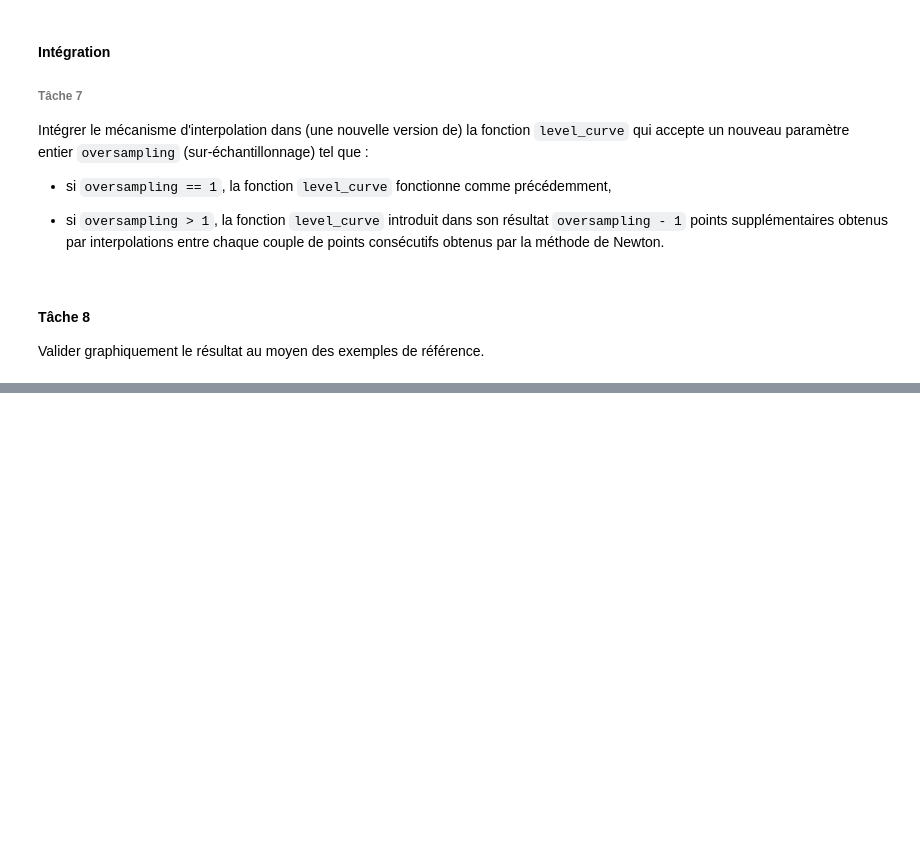
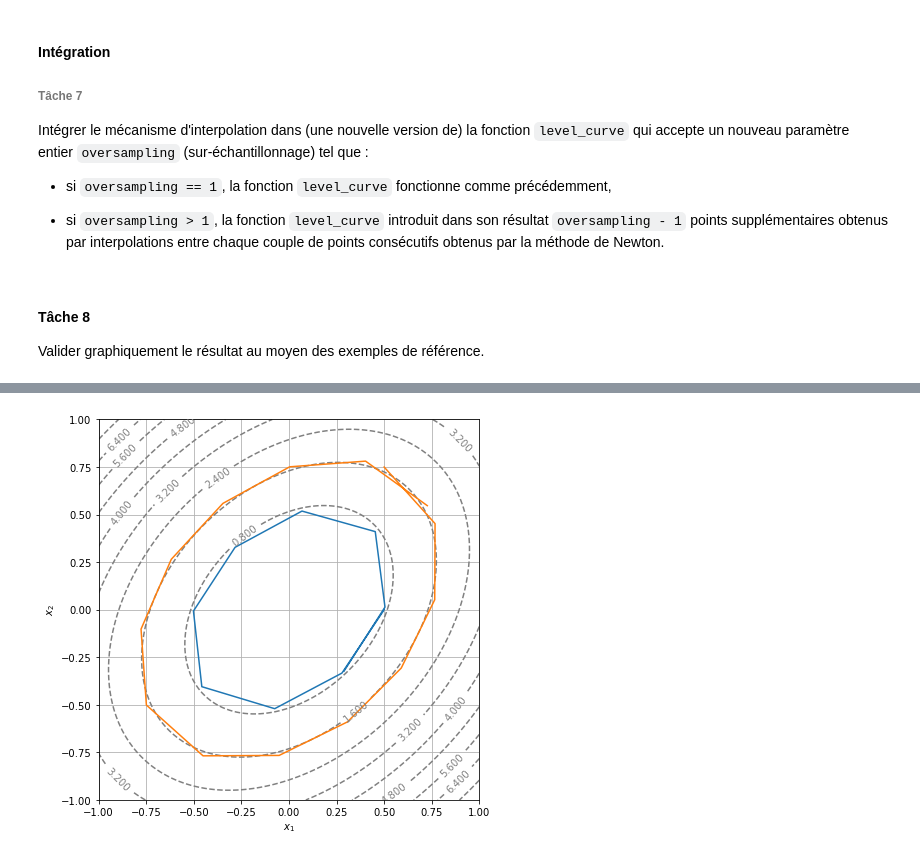
Before and after one commit to LouisJustinTALLOT/projet-UE11, a Jupyter notebook: devoir-ue11-bellon-tallot.ipynb, the cells around one changed output, grey strips where cells are left out. Drawn from its saved outputs; the diff is of its cells as text; code cells hidden in the pictures; blank space fills up the shorter version.

```diff
--- a/devoir-ue11-bellon-tallot.ipynb
+++ b/devoir-ue11-bellon-tallot.ipynb
@@ -968,19 +999,21 @@ plt.plot(x_ligne2, y_ligne2);
 # %%
 # on peut aussi plot sans oversampling pour comparer
 
 res1 = level_curve2(f1, 0.5, 0, delta=0.4)
 x_ligne1 = res1[0,:]
 y_ligne1 = res1[1,:]
 
 res2 = level_curve2(f1, 0.5, 0.75, delta=0.4)
 x_ligne2 = res2[0,:]
 y_ligne2 = res2[1,:]
 
 t = np.linspace(-1, 1, 100)
 
-display_contour(f, t, t, 10)
+display_contour(f1, t, t, 10)
 plt.plot(x_ligne1, y_ligne1)
 plt.plot(x_ligne2, y_ligne2);
+# %% [output]
+[figure, added]
 # %%
 f = lambda x,y : f2(x,y)
 c = 0.5
```
Also changed, not shown: parts of 22 cells of this notebook.
